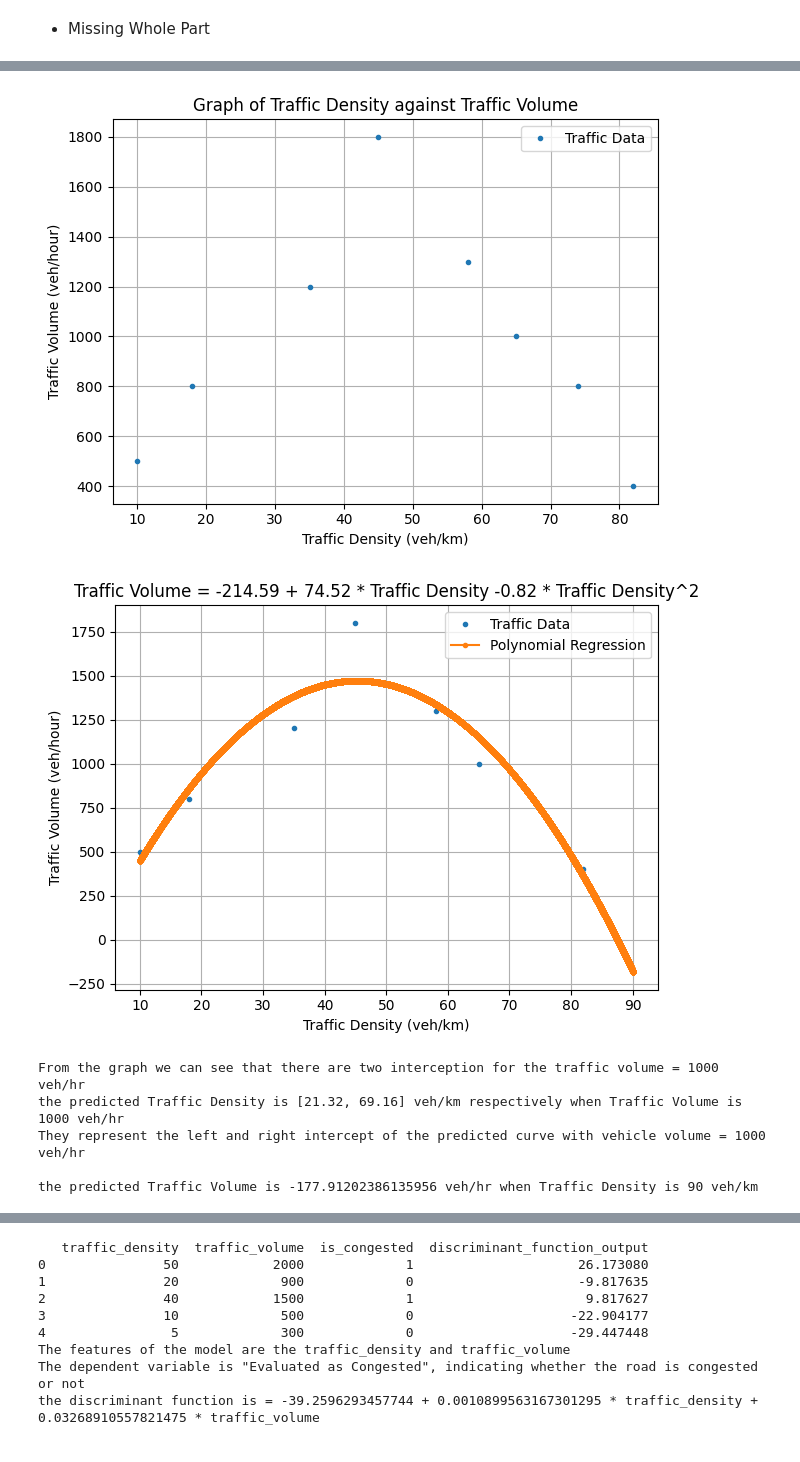
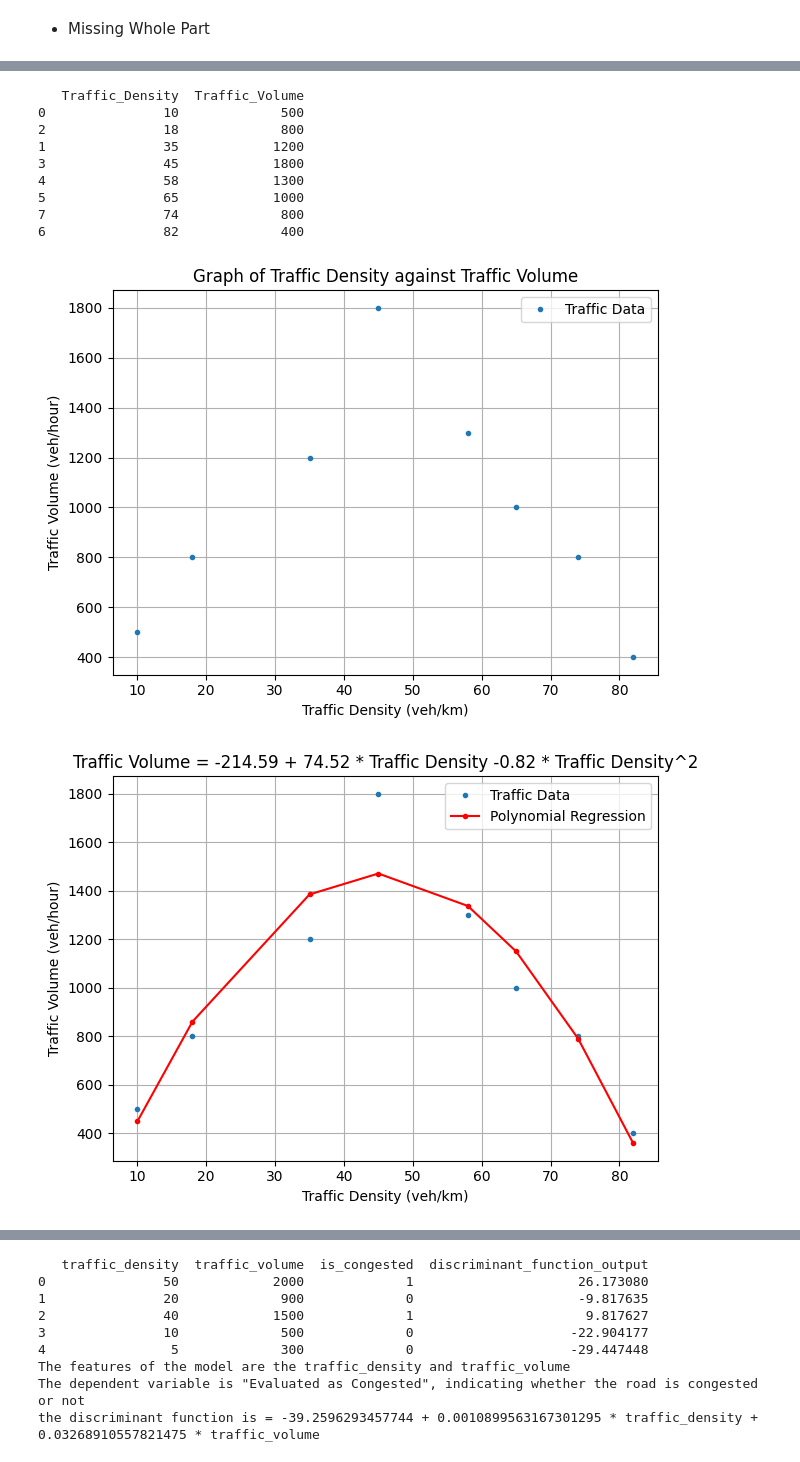
Before and after one commit to felixthe-cat/CIVL3140_clone, a Jupyter notebook: Own_files/Assignment 1.ipynb, the cells around one changed output, grey strips where cells are left out. Cells and saved outputs as stored; diff of their text form; code cells hidden in the pictures.

```diff
--- a/Own_files/Assignment 1.ipynb
+++ b/Own_files/Assignment 1.ipynb
@@ -213,12 +213,14 @@ from sklearn.preprocessing import PolynomialFeatures
 from sklearn.linear_model import LinearRegression
 import matplotlib.pyplot as plt
 import pandas as pd
+import math
 
 # Define the data
 X = np.array([10,35,18,45,58,65,82,74])
 y = np.array([500,1200,800,1800,1300,1000,400,800])
 df = pd.DataFrame({'Traffic_Density': X, 'Traffic_Volume': y})
 df = df.sort_values('Traffic_Density')
+print(df)
 # y = df['Traffic_Density'].to_numpy()
 # X = df['Traffic_Volume'].to_numpy().reshape(-1,1)
 
@@ -236,56 +238,67 @@ plt.tight_layout()
 plt.show()
 
 # 2nd order regression setup
-# ! Do I have to change the include_bias term into True...?
 poly = PolynomialFeatures(degree=2, include_bias=False)
 poly_features = poly.fit_transform(df['Traffic_Density'].to_numpy().reshape(-1,1))
 
 # Regression fitting
 reg = LinearRegression()
 reg.fit(poly_features, df['Traffic_Volume'])
 y_predicted = reg.predict(poly_features)
 df['Predicted_Traffic_Volume'] = y_predicted
 
 df = df.sort_values(['Traffic_Density'])
 
 # make another numpy array with smaller increment to meausre the Traffic Density when Traffic Volume is 1000 veh/hr and the Traffic Volume when Traffic Density is 90 veh/km
-poly = PolynomialFeatures(degree=2, include_bias=False)
-traffic_density_range = np.arange(10,90.1,0.001)
-poly_features = poly.fit_transform(traffic_density_range.reshape(-1,1))
+# poly = PolynomialFeatures(degree=2, include_bias=False)
+# traffic_density_range = np.arange(10,90.1,0.001)
+# poly_features = poly.fit_transform(traffic_density_range.reshape(-1,1))
+# y_predicted = reg.predict(poly_features)
+# predicted_df = pd.DataFrame({'Traffic_Density': traffic_density_range, 'Predicted_Traffic_Volume': y_predicted})
+
 y_predicted = reg.predict(poly_features)
-predicted_df = pd.DataFrame({'Traffic_Density': traffic_density_range, 'Predicted_Traffic_Volume': y_predicted})
-
 plt.plot(df['Traffic_Density'],df['Traffic_Volume'],'.', label='Traffic Data')
-plt.plot(traffic_density_range,y_predicted,'.-', label='Polynomial Regression')
+plt.plot(df['Traffic_Density'],y_predicted,'r.-', label='Polynomial Regression')
 
 plt.xlabel('Traffic Density (veh/km)')
 plt.ylabel('Traffic Volume (veh/hour)')
 plt.title('Traffic Volume = %.2f + %.2f * Traffic Density %.2f * Traffic Density^2'%(
     reg.intercept_, reg.coef_[0], reg.coef_[1]
 ))
 plt.legend(loc = 0)
 plt.grid()
 plt.tight_layout()
 plt.show()
 
 # print(predicted_df)
 
 print('From the graph we can see that there are two interception for the traffic volume = 1000 veh/hr')
-answer1 = []
-# This finds the traffic density for the left intercept
-answer1.append(round(float(predicted_df.iloc[(predicted_df.query('Traffic_Density < 45')['Predicted_Traffic_Volume'] - 1000).abs().argsort()[:1]]['Traffic_Density'].values),2))
-# This finds the traffic density for the right intercept
-answer1.append(round(float(predicted_df.iloc[(predicted_df['Predicted_Traffic_Volume'] - 1000).abs().argsort()[:1]]['Traffic_Density'].values),2))
-print( f'the predicted Traffic Density is {answer1} veh/km respectively when Traffic Volume is 1000 veh/hr \nThey represent the left and right intercept of the predicted curve with vehicle volume = 1000 veh/hr\n')
+
+# Calculate first answer
+a = reg.intercept_ - 1000
+b = reg.coef_[0]
+c = reg.coef_[1]
+
+d = (b**2) - (4*a*c)
+sol1 = (-b + math.sqrt(b**2 - 4*a*c)) / (2 * a)
+sol2 = (-b - math.sqrt(b**2 - 4*a*c)) / (2 * a)
 
 
-answer2 = predicted_df[predicted_df['Traffic_Density'] >= 89.99]['Predicted_Traffic_Volume'].values[0]
-print( f'the predicted Traffic Volume is {answer2} veh/hr when Traffic Density is 90 veh/km')
+# print('The solution are {0} and {1}'.format(sol1,sol2))
+print( f'the predicted Traffic Density is {sol1,sol2} veh/km respectively when Traffic Volume is 1000 veh/hr \nThey represent the left and right intercept of the predicted curve with vehicle volume = 1000 veh/hr\n')
+
+
+answer2 = reg.predict(np.array([90, 90**2]).reshape(1,-1))
+print( f'the predicted Traffic Volume is {answer2[0]} veh/hr when Traffic Density is 90 veh/km')
 # %% [output]
+   Traffic_Density  Traffic_Volume
+0               10             500
+2               18             800
+1               35            1200
+3               45            1800
+4               58            1300
+5               65            1000
+7               74             800
+6               82             400
 [figure]
-[figure, old version]
+[figure, new version]
-From the graph we can see that there are two interception for the traffic volume = 1000 veh/hr
-the predicted Traffic Density is [21.32, 69.16] veh/km respectively when Traffic Volume is 1000 veh/hr
-They represent the left and right intercept of the predicted curve with vehicle volume = 1000 veh/hr
-
-the predicted Traffic Volume is -177.91202386135956 veh/hr when Traffic Density is 90 veh/km
```
Also changed, not shown: parts of 4 cells of this notebook.
